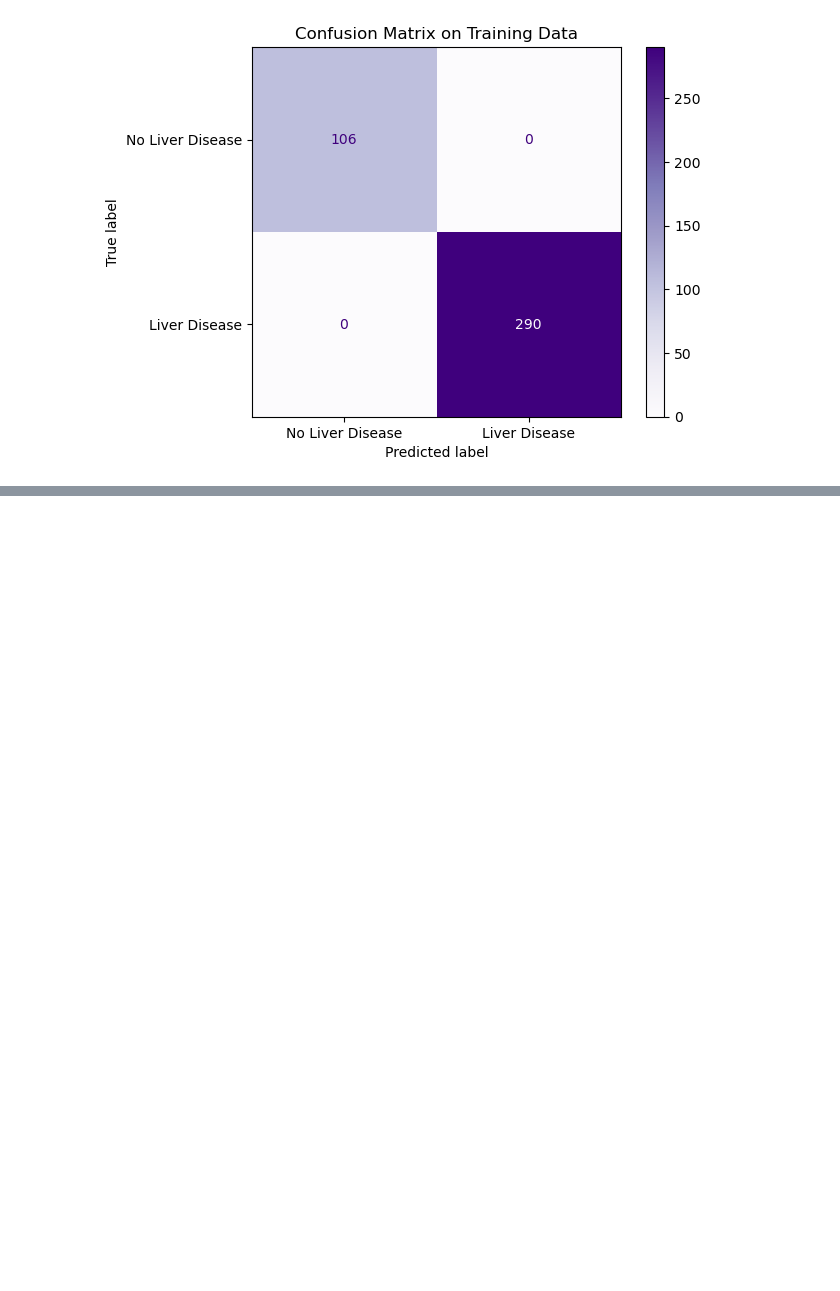
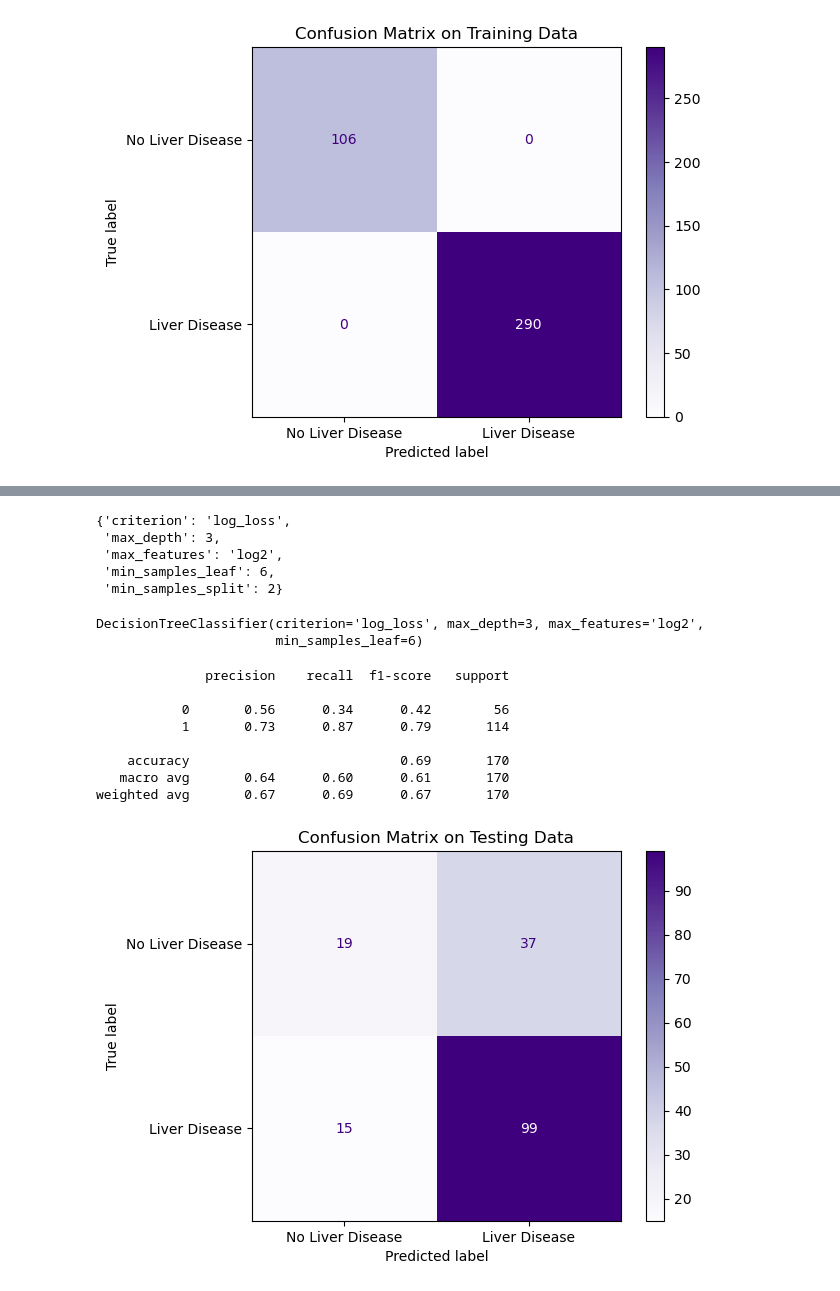
Before and after one commit to Amaan-developpeur/LiverDiseasePrediction, a Jupyter notebook: notebooks/ExplorationAndBaselineModel.ipynb, the cells around one changed output, grey strips where cells are left out. Drawn from its saved outputs; the diff is of its cells as text; code cells hidden in the pictures; blank space fills up the shorter version.

```diff
--- a/notebooks/ExplorationAndBaselineModel.ipynb
+++ b/notebooks/ExplorationAndBaselineModel.ipynb
@@ -362,0 +389,17 @@ false_negatives
+# %%
+estimator = DecisionTreeClassifier()
+param_grid = {
+    'criterion': ['gini', 'entropy', 'log_loss'],
+    'max_depth': [None, 3, 5, 7, 10, 15],
+    'min_samples_split': [2, 5, 10, 20],
+    'min_samples_leaf': [1, 2, 4, 6],
+    'max_features': [None, 'sqrt', 'log2']
+}
+# %%
+grid_dt = GridSearchCV(
+    estimator,
+    param_grid,
+    cv=5,
+    scoring="recall"
+)
+grid_dt.fit(X_train, y_train)
@@ -362,0 +414,34 @@ false_negatives
+# %%
+grid_dt.best_params_
+# %% [output]
+{'criterion': 'log_loss',
+ 'max_depth': 3,
+ 'max_features': 'log2',
+ 'min_samples_leaf': 6,
+ 'min_samples_split': 2}
+# %%
+#--- Again Retraining the DecisionTree Model to finetue
+
+dt_model = DecisionTreeClassifier(
+    criterion="log_loss",
+    max_depth=3,
+    max_features='log2',
+    min_samples_leaf=6,
+    min_samples_split=2
+)
+dt_model.fit(X_train, y_train)
+# %% [output]
+DecisionTreeClassifier(criterion='log_loss', max_depth=3, max_features='log2',
+                       min_samples_leaf=6)
+# %%
+metrics_calculation(dt_model, X_test, y_test, "Testing")
+# %% [output]
+              precision    recall  f1-score   support
+
+           0       0.56      0.34      0.42        56
+           1       0.73      0.87      0.79       114
+
+    accuracy                           0.69       170
+   macro avg       0.64      0.60      0.61       170
+weighted avg       0.67      0.69      0.67       170
+[figure, added]
```
Also changed, not shown: parts of 53 cells of this notebook, 2 other files.
